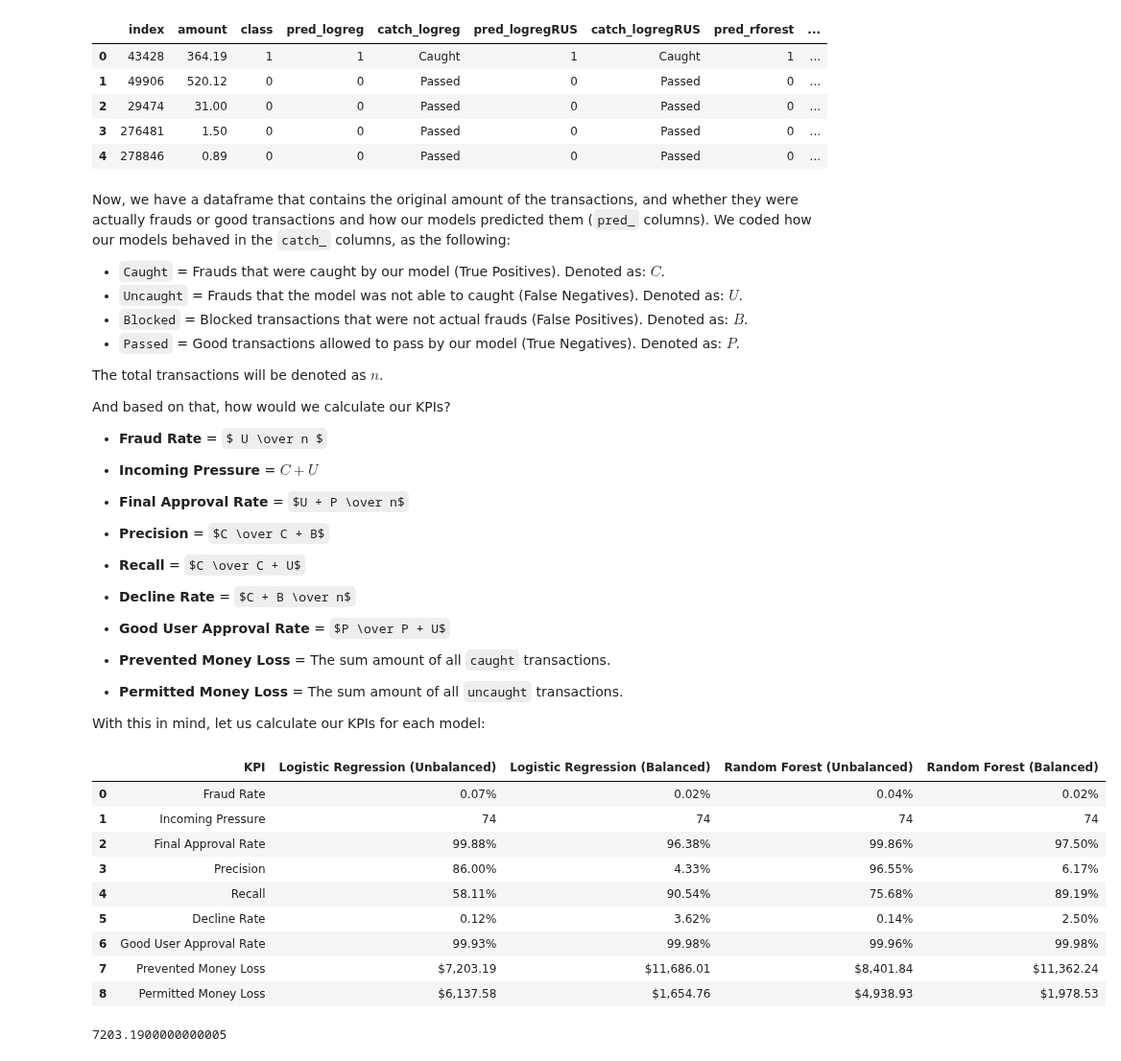
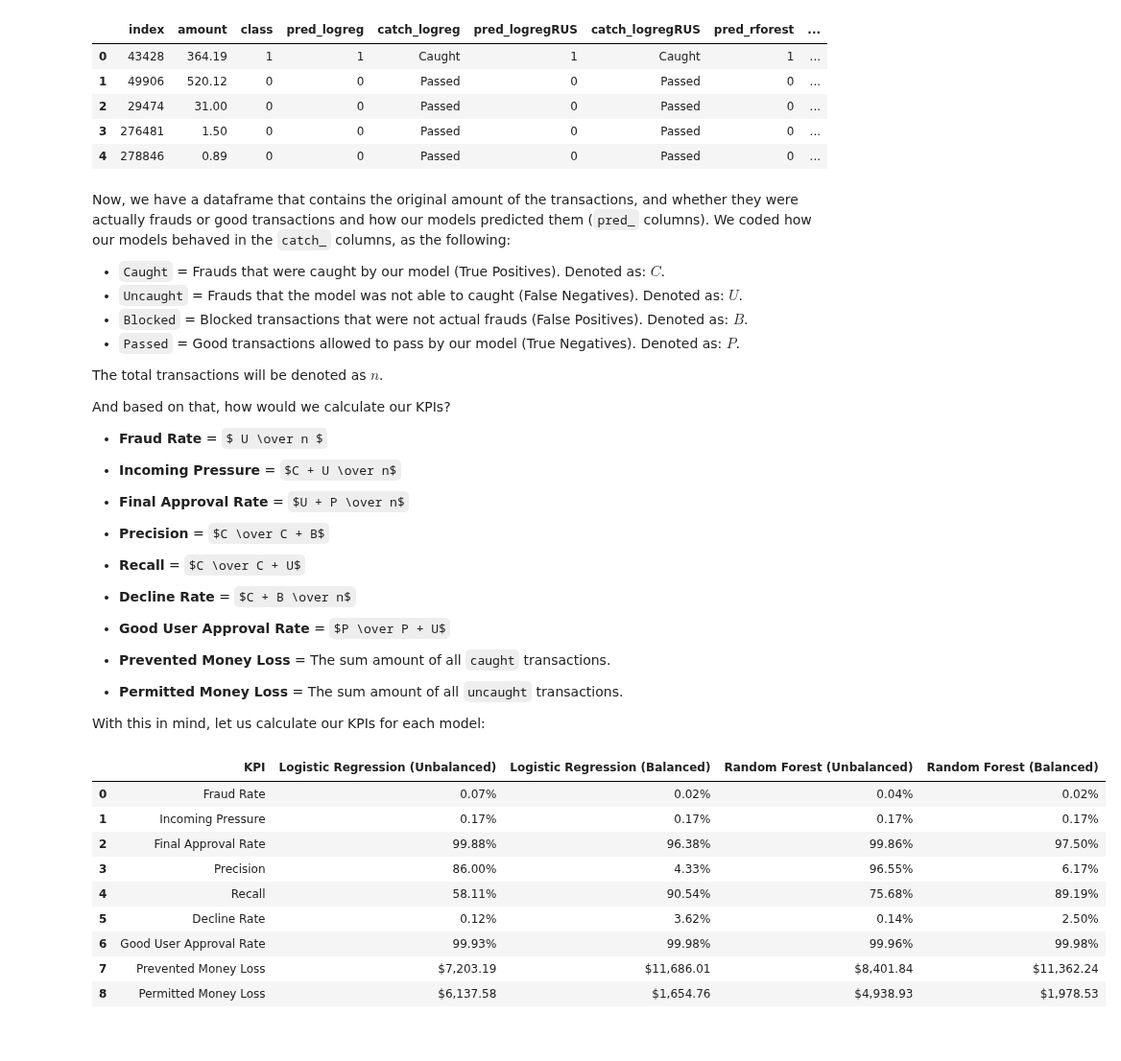
Before and after one commit to cfantecelle/data_science_portfolio, a Jupyter notebook: project_ccfraud/cc_fraud_analysis.ipynb, the cells around one changed output. Shown at 96% size. Drawn from its saved outputs; the diff is of its cells as text; code cells hidden in the pictures; some formulas as TeX source.

```diff
--- a/project_ccfraud/cc_fraud_analysis.ipynb
+++ b/project_ccfraud/cc_fraud_analysis.ipynb
@@ -659,7 +659,7 @@ The total transactions will be denoted as $n$.
 And based on that, how would we calculate our KPIs?
 
 * **Fraud Rate** = $ U \over n $
-* **Incoming Pressure** = $C + U$
+* **Incoming Pressure** = $C + U \over n$
 * **Final Approval Rate** = $U + P \over n$
 * **Precision** = $C \over C + B$
 * **Recall** = $C \over C + U$
@@ -676,7 +676,7 @@ With this in mind, let us calculate our KPIs for each model:
 # Creating dict
 kpis_dict = {'KPI': ['Fraud Rate', 'Incoming Pressure', 'Final Approval Rate', 'Precision', 'Recall', 'Decline Rate', 'Good User Approval Rate', 'Prevented Money Loss', 'Permitted Money Loss'],
              'Logistic Regression (Unbalanced)': ["{:.2%}".format(predictions_df.catch_logreg.value_counts()['Uncaught'] / predictions_df.shape[0]),
-                                                  predictions_df.catch_logreg.value_counts()['Caught'] + predictions_df.catch_logreg.value_counts()['Uncaught'],
+                                                  "{:.2%}".format((predictions_df.catch_logreg.value_counts()['Caught'] + predictions_df.catch_logreg.value_counts()['Uncaught']) / predictions_df.shape[0]),
                                                   "{:.2%}".format((predictions_df.catch_logreg.value_counts()['Uncaught'] + predictions_df.catch_logreg.value_counts()['Passed']) / predictions_df.shape[0]),
                                                   "{:.2%}".format(predictions_df.catch_logreg.value_counts()['Caught'] / (predictions_df.catch_logreg.value_counts()['Caught'] + predictions_df.catch_logreg.value_counts()['Blocked'])),
                                                   "{:.2%}".format(predictions_df.catch_logreg.value_counts()['Caught'] / (predictions_df.catch_logreg.value_counts()['Caught'] + predictions_df.catch_logreg.value_counts()['Uncaught'])),
@@ -685,40 +685,40 @@ kpis_dict = {'KPI': ['Fraud Rate', 'Incoming Pressure', 'Final Approval Rate', '
                                                   "${:,.2f}".format(predictions_df.loc[predictions_df.catch_logreg=='Caught'].amount.sum()),
                                                   "${:,.2f}".format(predictions_df.loc[predictions_df.catch_logreg=='Uncaught'].amount.sum())],
              'Logistic Regression (Balanced)': ["{:.2%}".format(predictions_df.catch_logregRUS.value_counts()['Uncaught'] / predictions_df.shape[0]),
-                                                predictions_df.catch_logregRUS.value_counts()['Caught'] + predictions_df.catch_logregRUS.value_counts()['Uncaught'],
+                                                "{:.2%}".format((predictions_df.catch_logregRUS.value_counts()['Caught'] + predictions_df.catch_logregRUS.value_counts()['Uncaught']) / predictions_df.shape[0]),
                                                 "{:.2%}".format((predictions_df.catch_logregRUS.value_counts()['Uncaught'] + predictions_df.catch_logregRUS.value_counts()['Passed']) / predictions_df.shape[0]),
                                                 "{:.2%}".format(predictions_df.catch_logregRUS.value_counts()['Caught'] / (predictions_df.catch_logregRUS.value_counts()['Caught'] + predictions_df.catch_logregRUS.value_counts()['Blocked'])),
                                                 "{:.2%}".format(predictions_df.catch_logregRUS.value_counts()['Caught'] / (predictions_df.catch_logregRUS.value_counts()['Caught'] + predictions_df.catch_logregRUS.value_counts()['Uncaught'])),
                                                 "{:.2%}".format((predictions_df.catch_logregRUS.value_counts()['Caught'] + predictions_df.catch_logregRUS.value_counts()['Blocked']) / predictions_df.shape[0]),
                                                 "{:.2%}".format(predictions_df.catch_logregRUS.value_counts()['Passed'] / (predictions_df.catch_logregRUS.value_counts()['Passed'] + predictions_df.catch_logregRUS.value_counts()['Uncaught'])),
                                                 "${:,.2f}".format(predictions_df.loc[predictions_df.catch_logregRUS=='Caught'].amount.sum()),
                                                 "${:,.2f}".format(predictions_df.loc[predictions_df.catch_logregRUS=='Uncaught'].amount.sum())],
              'Random Forest (Unbalanced)': ["{:.2%}".format(predictions_df.catch_rforest.value_counts()['Uncaught'] / predictions_df.shape[0]),
-                                            predictions_df.catch_rforest.value_counts()['Caught'] + predictions_df.catch_rforest.value_counts()['Uncaught'],
+                                            "{:.2%}".format((predictions_df.catch_rforest.value_counts()['Caught'] + predictions_df.catch_rforest.value_counts()['Uncaught']) / predictions_df.shape[0]),
                                             "{:.2%}".format((predictions_df.catch_rforest.value_counts()['Uncaught'] + predictions_df.catch_rforest.value_counts()['Passed']) / predictions_df.shape[0]),
                                             "{:.2%}".format(predictions_df.catch_rforest.value_counts()['Caught'] / (predictions_df.catch_rforest.value_counts()['Caught'] + predictions_df.catch_rforest.value_counts()['Blocked'])),
                                             "{:.2%}".format(predictions_df.catch_rforest.value_counts()['Caught'] / (predictions_df.catch_rforest.value_counts()['Caught'] + predictions_df.catch_rforest.value_counts()['Uncaught'])),
                                             "{:.2%}".format((predictions_df.catch_rforest.value_counts()['Caught'] + predictions_df.catch_rforest.value_counts()['Blocked']) / predictions_df.shape[0]),
                                             "{:.2%}".format(predictions_df.catch_rforest.value_counts()['Passed'] / (predictions_df.catch_rforest.value_counts()['Passed'] + predictions_df.catch_rforest.value_counts()['Uncaught'])),
                                             "${:,.2f}".format(predictions_df.loc[predictions_df.catch_rforest=='Caught'].amount.sum()),
                                             "${:,.2f}".format(predictions_df.loc[predictions_df.catch_rforest=='Uncaught'].amount.sum())],
              'Random Forest (Balanced)': ["{:.2%}".format(predictions_df.catch_rforestRUS.value_counts()['Uncaught'] / predictions_df.shape[0]),
-                                          predictions_df.catch_rforestRUS.value_counts()['Caught'] + predictions_df.catch_rforestRUS.value_counts()['Uncaught'],
+                                           "{:.2%}".format((predictions_df.catch_rforestRUS.value_counts()['Caught'] + predictions_df.catch_rforestRUS.value_counts()['Uncaught']) / predictions_df.shape[0]),
                                           "{:.2%}".format((predictions_df.catch_rforestRUS.value_counts()['Uncaught'] + predictions_df.catch_rforestRUS.value_counts()['Passed']) / predictions_df.shape[0]),
                                           "{:.2%}".format(predictions_df.catch_rforestRUS.value_counts()['Caught'] / (predictions_df.catch_rforestRUS.value_counts()['Caught'] + predictions_df.catch_rforestRUS.value_counts()['Blocked'])),
                                           "{:.2%}".format(predictions_df.catch_rforestRUS.value_counts()['Caught'] / (predictions_df.catch_rforestRUS.value_counts()['Caught'] + predictions_df.catch_rforestRUS.value_counts()['Uncaught'])),
                                           "{:.2%}".format((predictions_df.catch_rforestRUS.value_counts()['Caught'] + predictions_df.catch_rforestRUS.value_counts()['Blocked']) / predictions_df.shape[0]),
                                           "{:.2%}".format(predictions_df.catch_rforestRUS.value_counts()['Passed'] / (predictions_df.catch_rforestRUS.value_counts()['Passed'] + predictions_df.catch_rforestRUS.value_counts()['Uncaught'])),
                                           "${:,.2f}".format(predictions_df.loc[predictions_df.catch_rforestRUS=='Caught'].amount.sum()),
                                           "${:,.2f}".format(predictions_df.loc[predictions_df.catch_rforestRUS=='Uncaught'].amount.sum())]}
 
 kpis_df = pd.DataFrame(kpis_dict)
 
 kpis_df
 # %% [output]
 |  | KPI | Logistic Regression (Unbalanced) | Logistic Regression (Balanced) | Random Forest (Unbalanced) | Random Forest (Balanced) |
 | 0 | Fraud Rate | 0.07% | 0.02% | 0.04% | 0.02% |
-| 1 | Incoming Pressure | 74 | 74 | 74 | 74 |
+| 1 | Incoming Pressure | 0.17% | 0.17% | 0.17% | 0.17% |
 | 2 | Final Approval Rate | 99.88% | 96.38% | 99.86% | 97.50% |
 | 3 | Precision | 86.00% | 4.33% | 96.55% | 6.17% |
 | 4 | Recall | 58.11% | 90.54% | 75.68% | 89.19% |
@@ -726,7 +726,3 @@ kpis_df
 | 6 | Good User Approval Rate | 99.93% | 99.98% | 99.96% | 99.98% |
 | 7 | Prevented Money Loss | $7,203.19 | $11,686.01 | $8,401.84 | $11,362.24 |
 | 8 | Permitted Money Loss | $6,137.58 | $1,654.76 | $4,938.93 | $1,978.53 |
-# %%
-predictions_df.loc[predictions_df.catch_logreg=='Caught'].amount.sum()
-# %% [output]
-7203.1900000000005
```
Also changed, not shown: parts of 2 cells of this notebook.
